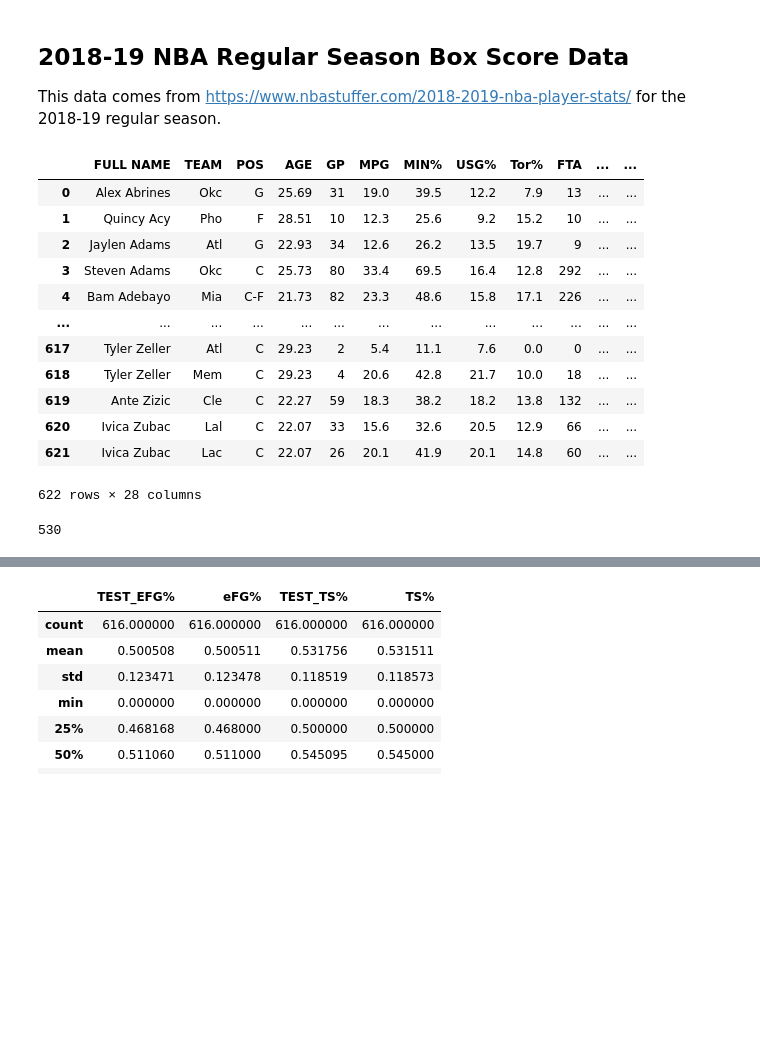
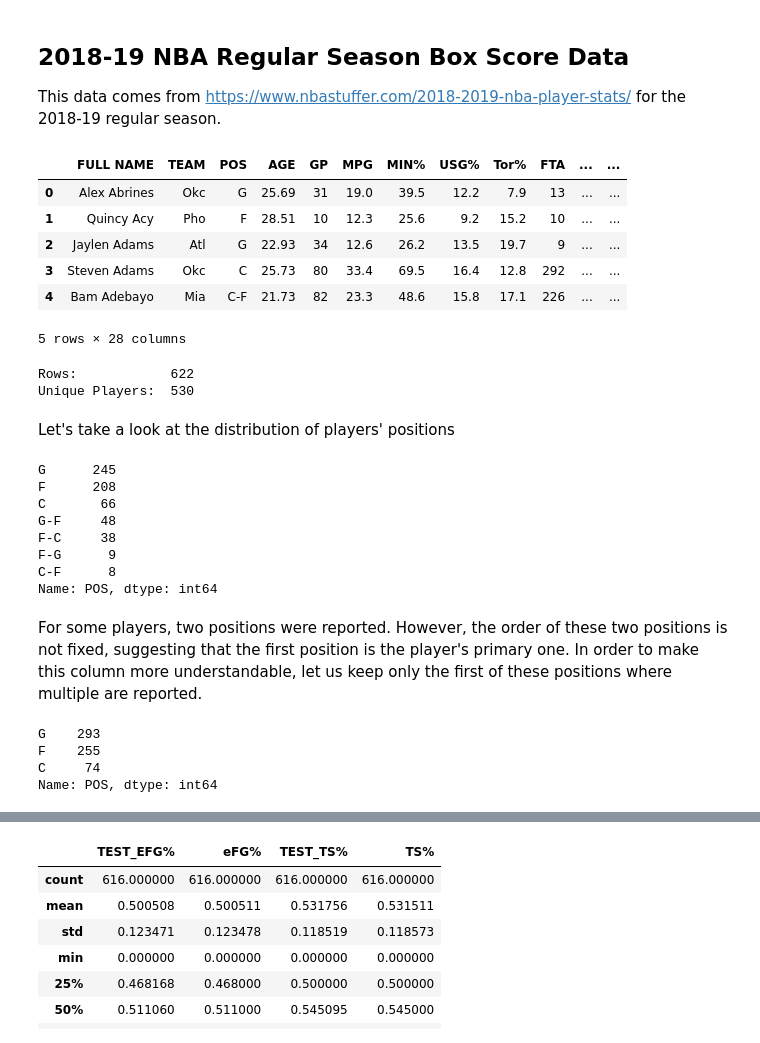
Before and after one commit to arifaulakh/FIBA_Player_Styles, a Jupyter notebook: Filtering.ipynb, the cells around one changed output, grey strips where cells are left out. Saved outputs shown, nothing was run; the diff lists cells and outputs as text; code cells hidden in the pictures; blank space fills up the shorter version.

```diff
--- a/Filtering.ipynb
+++ b/Filtering.ipynb
@@ -5,24 +5,43 @@ This data comes from https://www.nbastuffer.com/2018-2019-nba-player-stats/ for
 # %%
 import pandas as pd
 
 df = pd.read_csv('2018-2019_NBA_Player_Stats.csv')
-df
+df.head()
 # %% [output]
 |  | FULL NAME | TEAM | POS | AGE | GP | MPG | MIN% | USG% | Tor% | FTA | ... | ... |
 | 0 | Alex Abrines | Okc | G | 25.69 | 31 | 19.0 | 39.5 | 12.2 | 7.9 | 13 | ... | ... |
 | 1 | Quincy Acy | Pho | F | 28.51 | 10 | 12.3 | 25.6 | 9.2 | 15.2 | 10 | ... | ... |
 | 2 | Jaylen Adams | Atl | G | 22.93 | 34 | 12.6 | 26.2 | 13.5 | 19.7 | 9 | ... | ... |
 | 3 | Steven Adams | Okc | C | 25.73 | 80 | 33.4 | 69.5 | 16.4 | 12.8 | 292 | ... | ... |
 | 4 | Bam Adebayo | Mia | C-F | 21.73 | 82 | 23.3 | 48.6 | 15.8 | 17.1 | 226 | ... | ... |
-| ... | ... | ... | ... | ... | ... | ... | ... | ... | ... | ... | ... | ... |
-| 617 | Tyler Zeller | Atl | C | 29.23 | 2 | 5.4 | 11.1 | 7.6 | 0.0 | 0 | ... | ... |
-| 618 | Tyler Zeller | Mem | C | 29.23 | 4 | 20.6 | 42.8 | 21.7 | 10.0 | 18 | ... | ... |
-| 619 | Ante Zizic | Cle | C | 22.27 | 59 | 18.3 | 38.2 | 18.2 | 13.8 | 132 | ... | ... |
-| 620 | Ivica Zubac | Lal | C | 22.07 | 33 | 15.6 | 32.6 | 20.5 | 12.9 | 66 | ... | ... |
-| 621 | Ivica Zubac | Lac | C | 22.07 | 26 | 20.1 | 41.9 | 20.1 | 14.8 | 60 | ... | ... |
-622 rows × 28 columns
+5 rows × 28 columns
-# %%
-len(df['FULL NAME'].unique())
-# %% [output]
-530
+# %%
+print("Rows:\t\t", df.shape[0])
+print("Unique Players:\t", len(df['FULL NAME'].unique()))
+# %% [output]
+Rows:            622
+Unique Players:  530
+# %% [markdown]
+Let's take a look at the distribution of players' positions
+# %%
+df['POS'].value_counts()
+# %% [output]
+G      245
+F      208
+C       66
+G-F     48
+F-C     38
+F-G      9
+C-F      8
+Name: POS, dtype: int64
+# %% [markdown]
+For some players, two positions were reported. However, the order of these two positions is not fixed, suggesting that the first position is the player's primary one. In order to make this column more understandable, let us keep only the first of these positions where multiple are reported.
+# %%
+df['POS'] = df['POS'].str[0]
+df['POS'].value_counts()
+# %% [output]
+G    293
+F    255
+C     74
+Name: POS, dtype: int64
 # %% [markdown]
```
Also changed, not shown: parts of 7 cells of this notebook, 3 other files.
